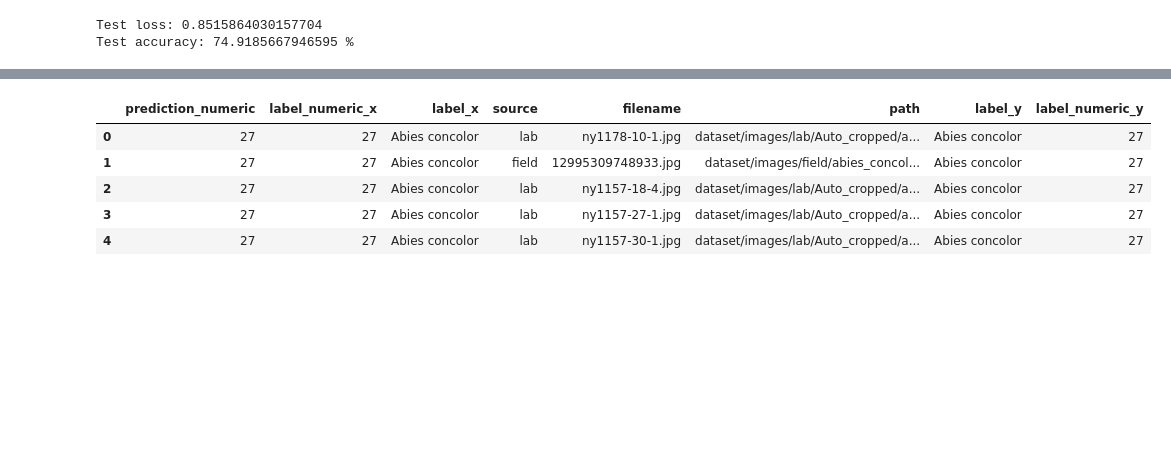
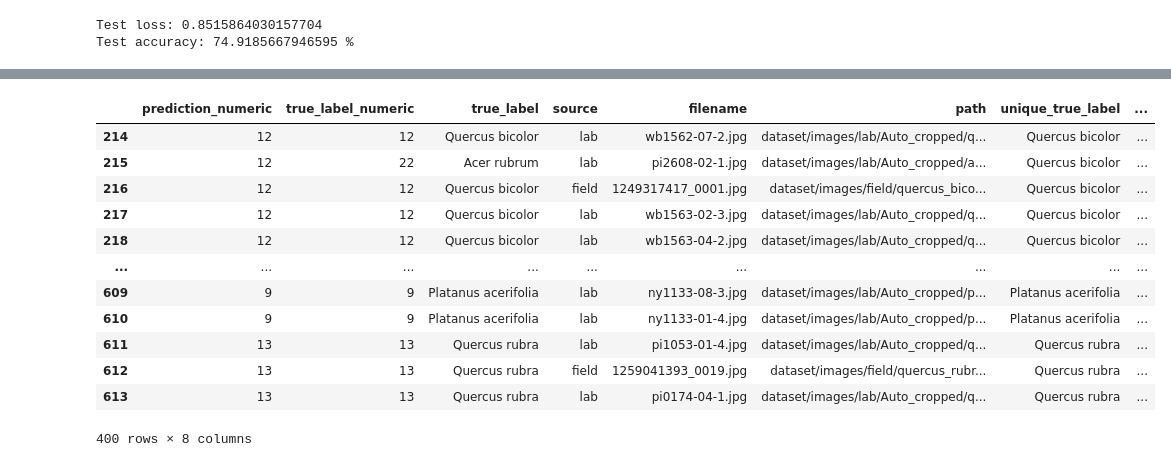
Before and after one commit to NLeSC/XAI, a Jupyter notebook: Software/LeafSnapDemo/LeafSnapModel30_ManyImagesSomeMethods.ipynb, the cells around one changed output, grey strips where cells are left out. Cells and saved outputs as stored; diff of their text form; code cells hidden in the pictures; blank space fills up the shorter version.

Commit message:
issue #80: simplified species names predictions

```diff
--- a/Software/LeafSnapDemo/LeafSnapModel30_ManyImagesSomeMethods.ipynb
+++ b/Software/LeafSnapDemo/LeafSnapModel30_ManyImagesSomeMethods.ipynb
@@ -164,9 +164,9 @@ prediction_numeric = model.predict_classes(images_test)
 print("Size of predictions: ", np.shape(prediction_numeric))
 #strs = ["" for x in range(size)]
 #prediction = np.zeros(nim_test)
-predictions= pd.DataFrame({'prediction_numeric': prediction_numeric, 'label_numeric': labels_numeric_test, 'label': labels_test, 'source': sources_test, 'filename':filenames_test, 'path':path_test})
+predictions= pd.DataFrame({'prediction_numeric': prediction_numeric, 'true_label_numeric': labels_numeric_test, 'true_label': labels_test, 'source': sources_test, 'filename':filenames_test, 'path':path_test})
 #order columns
-predictions = predictions[['prediction_numeric', 'label_numeric', 'label', 'source', 'filename', 'path']]
-predictions.head(200)
+predictions = predictions[['prediction_numeric', 'true_label_numeric', 'true_label', 'source', 'filename', 'path']]
+predictions.tail(400)
 # %% [output]
 Size of predictions:  (614,)
@@ -187,5 +189,6 @@ Size of predictions:  (614,)
 # correspondence label and label_numeric
 info_data_unique = info_data[['label', 'label_numeric']]
 info_data_unique = info_data_unique.drop_duplicates(keep='first').sort_values('label_numeric').reset_index(drop=True)
-info_data_unique.head(3)
+info_data_unique.rename(columns={'label': 'unique_true_label', 'label_numeric':'unique_true_label_numeric'}, inplace = True)
+info_data_unique.head(30)
 # %% [output]
@@ -196,12 +212,20 @@ info_data_unique.head(3)
 # %%
-predictions_full = pd.merge(predictions,info_data_unique,left_on='prediction_numeric',right_on='label_numeric')
+predictions_full = pd.merge(predictions,info_data_unique,left_on='prediction_numeric',
+                            right_on='unique_true_label_numeric')
 #predictions_full.shape
-predictions_full.head(5)
+predictions_full.tail(400)
 # %% [output]
-|  | prediction_numeric | label_numeric_x | label_x | source | filename | path | label_y | label_numeric_y |
-| 0 | 27 | 27 | Abies concolor | lab | ny1178-10-1.jpg | dataset/images/lab/Auto_cropped/a... | Abies concolor | 27 |
-| 1 | 27 | 27 | Abies concolor | field | 12995309748933.jpg | dataset/images/field/abies_concol... | Abies concolor | 27 |
-| 2 | 27 | 27 | Abies concolor | lab | ny1157-18-4.jpg | dataset/images/lab/Auto_cropped/a... | Abies concolor | 27 |
-| 3 | 27 | 27 | Abies concolor | lab | ny1157-27-1.jpg | dataset/images/lab/Auto_cropped/a... | Abies concolor | 27 |
-| 4 | 27 | 27 | Abies concolor | lab | ny1157-30-1.jpg | dataset/images/lab/Auto_cropped/a... | Abies concolor | 27 |
+|  | prediction_numeric | true_label_numeric | true_label | source | filename | path | unique_true_label | ... |
+| 214 | 12 | 12 | Quercus bicolor | lab | wb1562-07-2.jpg | dataset/images/lab/Auto_cropped/q... | Quercus bicolor | ... |
+| 215 | 12 | 22 | Acer rubrum | lab | pi2608-02-1.jpg | dataset/images/lab/Auto_cropped/a... | Quercus bicolor | ... |
+| 216 | 12 | 12 | Quercus bicolor | field | 1249317417_0001.jpg | dataset/images/field/quercus_bico... | Quercus bicolor | ... |
+| 217 | 12 | 12 | Quercus bicolor | lab | wb1563-02-3.jpg | dataset/images/lab/Auto_cropped/q... | Quercus bicolor | ... |
+| 218 | 12 | 12 | Quercus bicolor | lab | wb1563-04-2.jpg | dataset/images/lab/Auto_cropped/q... | Quercus bicolor | ... |
+| ... | ... | ... | ... | ... | ... | ... | ... | ... |
+| 609 | 9 | 9 | Platanus acerifolia | lab | ny1133-08-3.jpg | dataset/images/lab/Auto_cropped/p... | Platanus acerifolia | ... |
+| 610 | 9 | 9 | Platanus acerifolia | lab | ny1133-01-4.jpg | dataset/images/lab/Auto_cropped/p... | Platanus acerifolia | ... |
+| 611 | 13 | 13 | Quercus rubra | lab | pi1053-01-4.jpg | dataset/images/lab/Auto_cropped/q... | Quercus rubra | ... |
+| 612 | 13 | 13 | Quercus rubra | field | 1259041393_0019.jpg | dataset/images/field/quercus_rubr... | Quercus rubra | ... |
+| 613 | 13 | 13 | Quercus rubra | lab | pi0174-04-1.jpg | dataset/images/lab/Auto_cropped/q... | Quercus rubra | ... |
+400 rows × 8 columns
 # %%
```
Also changed, not shown: parts of 10 cells of this notebook.
